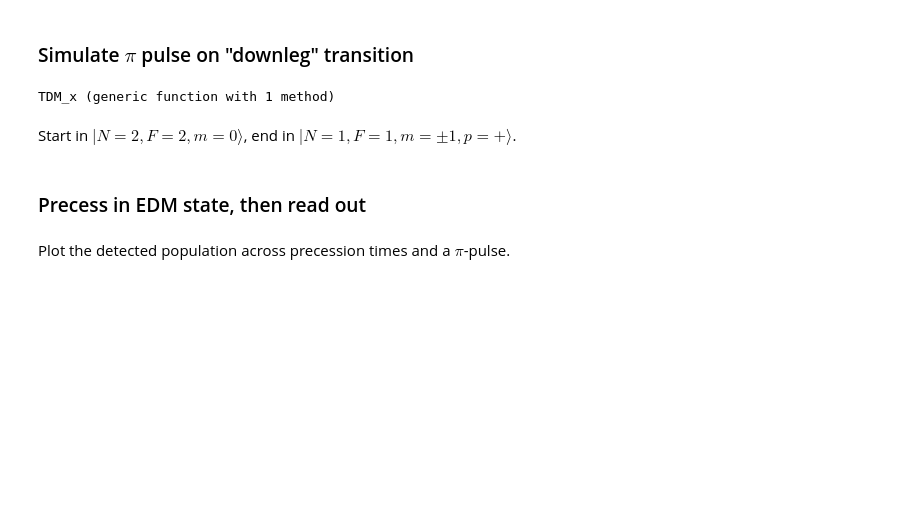
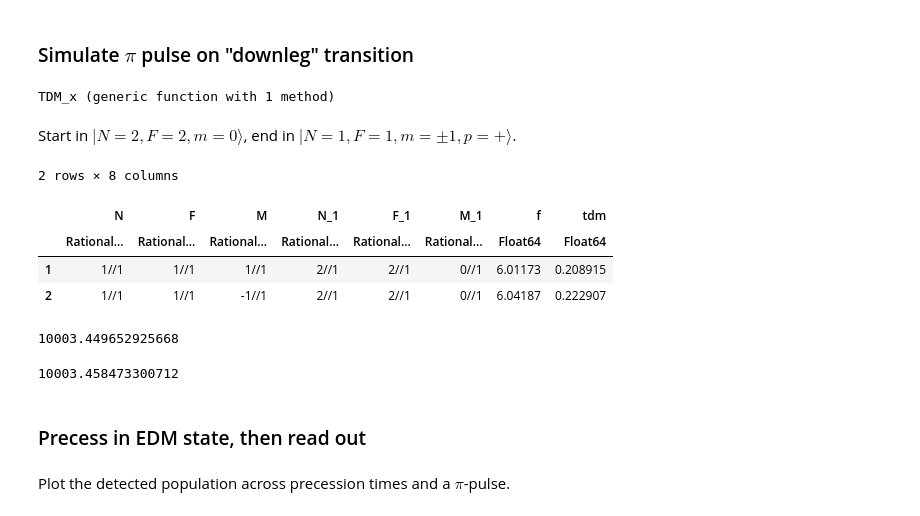
Before and after one commit to munozariasjm/QuantumStates.jl, a Jupyter notebook: examples/CaOH/Spin Precession (CaOH).ipynb, the cells around one changed output. Drawn from its saved outputs; the diff is of its cells as text; code cells hidden in the pictures; blank space fills up the shorter version.

```diff
--- a/examples/CaOH/Spin Precession (CaOH).ipynb
+++ b/examples/CaOH/Spin Precession (CaOH).ipynb
@@ -236,10 +212,10 @@ using LinearAlgebra
 # %% [markdown]
 Start in $|N = 2, F = 2, m = 0⟩$, end in $|N = 1, F = 1, m = \pm 1, p = +⟩$.
 # %%
-H.parameters.E   = 250 * 0.3
+H.parameters.E   = 230 * 0.3
 H.parameters.B_x =   0e-3
 H.parameters.B_y =   0e-3
-H.parameters.B_z = 300e-3
+H.parameters.B_z = 200e-3
 H.parameters.I_trap = (1.0 / 3.5) * I_trap / (2ε0 * QuantumStates.c)
 ;
 # %%
@@ -260,3 +236,22 @@ d = H.tdms[states_idxs, states_idxs, :]
 ;
+# %%
+# transitions_p0 = compute_transitions(states, 0)
+transitions_pm = compute_transitions(states, -1)
+transitions_pp = compute_transitions(states, +1)
+transitions = [transitions_p0; transitions_pm; transitions_pp]
+transitions_df = transitions_table(transitions)
+transitions_df = select(transitions_df, Not([:c, :S, :I, :J, :Λ, :State, :E, :c_1, :S_1, :I_1, :J_1, :Λ_1, :State_1, :E_1]))
+transitions_df.f .+= -19995 * 2 .+ 0.760
+transitions_df = filter(:F_1 => F -> F == 2, transitions_df)
+transitions_df = filter(:M_1 => M -> M == 0, transitions_df)
+transitions_df = filter(:M   => M -> M ∈ [-1,1], transitions_df)
+# transitions_df = filter(:f => x -> 40075 < x < 40085, transitions_df)
+transitions_df
+# %% [output]
+2 rows × 8 columns
+|  | N | F | M | N_1 | F_1 | M_1 | f | tdm |
+|  | Rational… | Rational… | Rational… | Rational… | Rational… | Rational… | Float64 | Float64 |
+| 1 | 1//1 | 1//1 | 1//1 | 2//1 | 2//1 | 0//1 | 6.01173 | 0.208915 |
+| 2 | 1//1 | 1//1 | -1//1 | 2//1 | 2//1 | 0//1 | 6.04187 | 0.222907 |
 # %%
 s = 160.0
@@ -269,6 +265,14 @@ k = [1.0, 0.0, 0.0]
 field = Laser(k, ϵ_field, ω, s)
 field0 = Laser(k, ϵ_field, ω, 0.0)
 ;
+# %%
+states[5] |> energy
+# %% [output]
+10003.449652925668
+# %%
+states[6] |> energy
+# %% [output]
+10003.458473300712
 # %%
 # Solve for the population after the downleg
 ψ0 = zeros(ComplexF64, 7); ψ0[1] = 1.0
```
Also changed, not shown: parts of 26 cells of this notebook, 9 other files.
